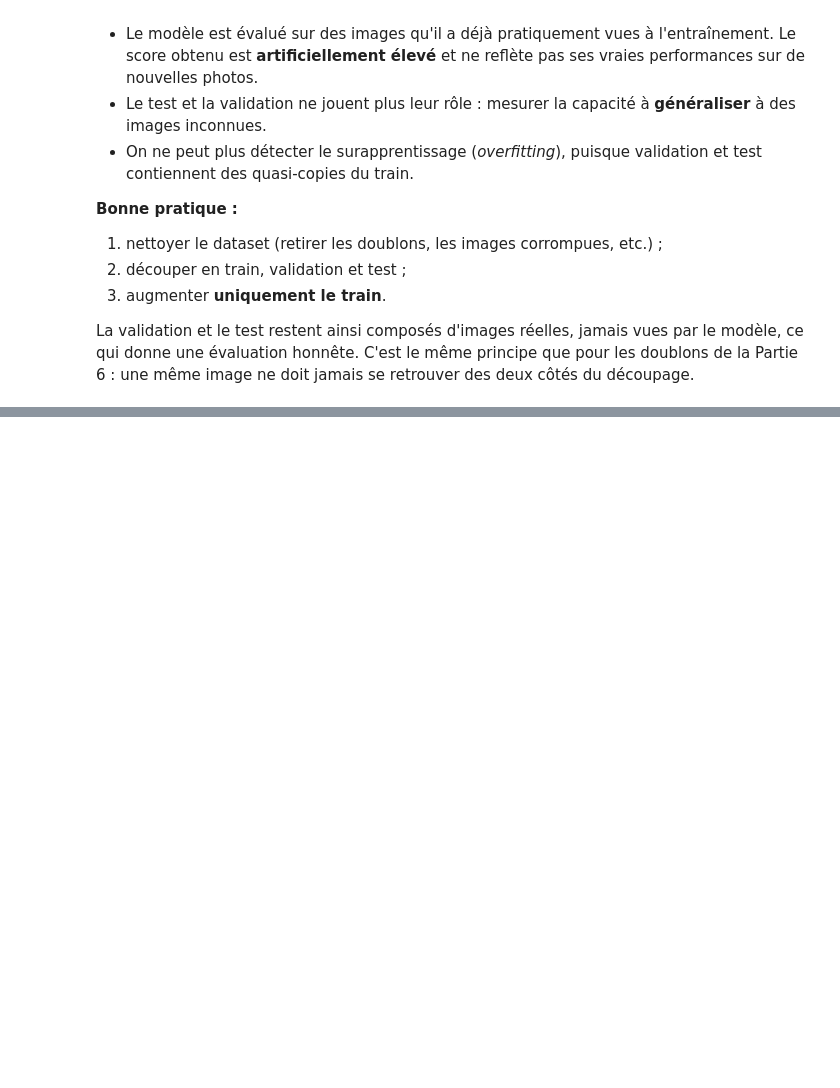
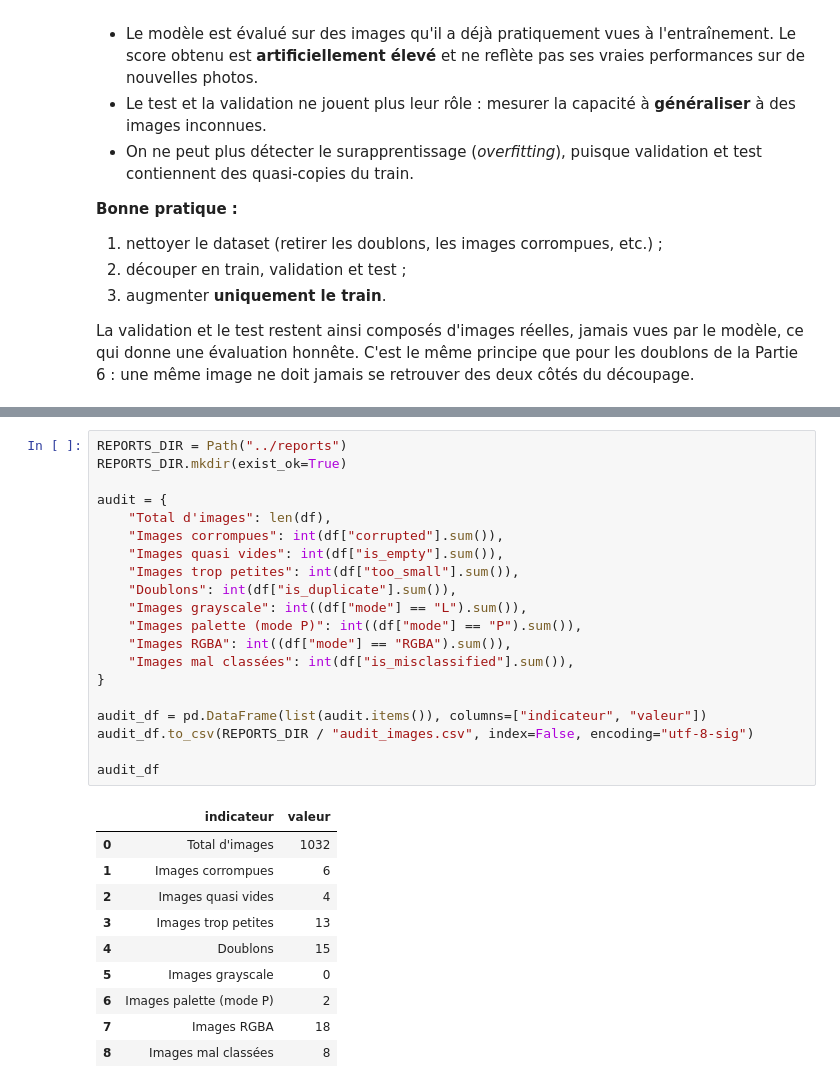
Before and after one commit to galassmyname/Atelier-Images, a Jupyter notebook: atelier_prepa_donnees_images/notebooks/atelier_prepa_donnees_images.ipynb, the cells around one changed output, grey strips where cells are left out. Drawn from its saved outputs; the diff is of its cells as text; blank space fills up the shorter version.

```diff
--- a/atelier_prepa_donnees_images/notebooks/atelier_prepa_donnees_images.ipynb
+++ b/atelier_prepa_donnees_images/notebooks/atelier_prepa_donnees_images.ipynb
@@ -793,0 +797,31 @@ La validation et le test restent ainsi composés d'images réelles, jamais vues
+# %%
+REPORTS_DIR = Path("../reports")
+REPORTS_DIR.mkdir(exist_ok=True)
+
+audit = {
+    "Total d'images": len(df),
+    "Images corrompues": int(df["corrupted"].sum()),
+    "Images quasi vides": int(df["is_empty"].sum()),
+    "Images trop petites": int(df["too_small"].sum()),
+    "Doublons": int(df["is_duplicate"].sum()),
+    "Images grayscale": int((df["mode"] == "L").sum()),
+    "Images palette (mode P)": int((df["mode"] == "P").sum()),
+    "Images RGBA": int((df["mode"] == "RGBA").sum()),
+    "Images mal classées": int(df["is_misclassified"].sum()),
+}
+
+audit_df = pd.DataFrame(list(audit.items()), columns=["indicateur", "valeur"])
+audit_df.to_csv(REPORTS_DIR / "audit_images.csv", index=False, encoding="utf-8-sig")
+
+audit_df
+# %% [output]
+|  | indicateur | valeur |
+| 0 | Total d'images | 1032 |
+| 1 | Images corrompues | 6 |
+| 2 | Images quasi vides | 4 |
+| 3 | Images trop petites | 13 |
+| 4 | Doublons | 15 |
+| 5 | Images grayscale | 0 |
+| 6 | Images palette (mode P) | 2 |
+| 7 | Images RGBA | 18 |
+| 8 | Images mal classées | 8 |
```
Also changed, not shown: parts of 1 cell of this notebook, 1 other file.
